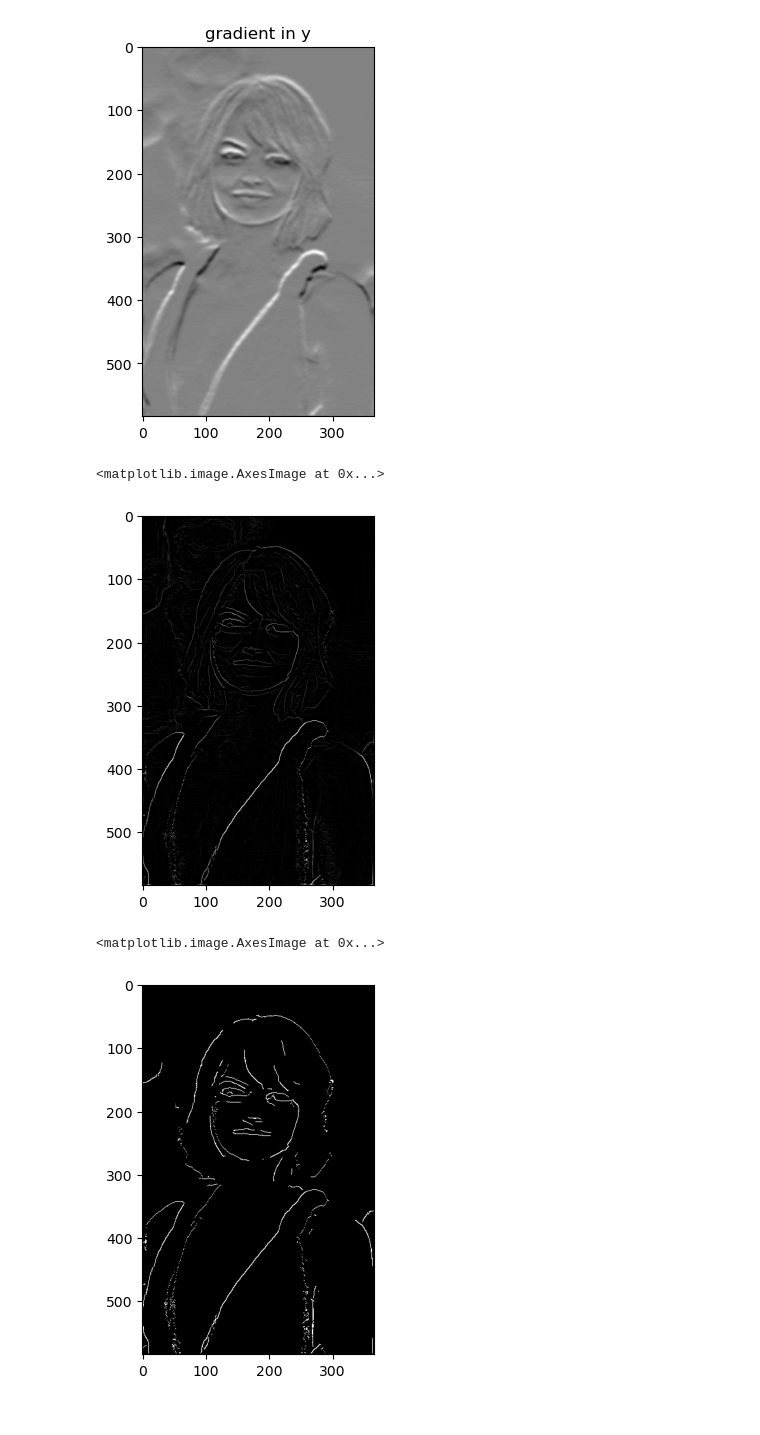
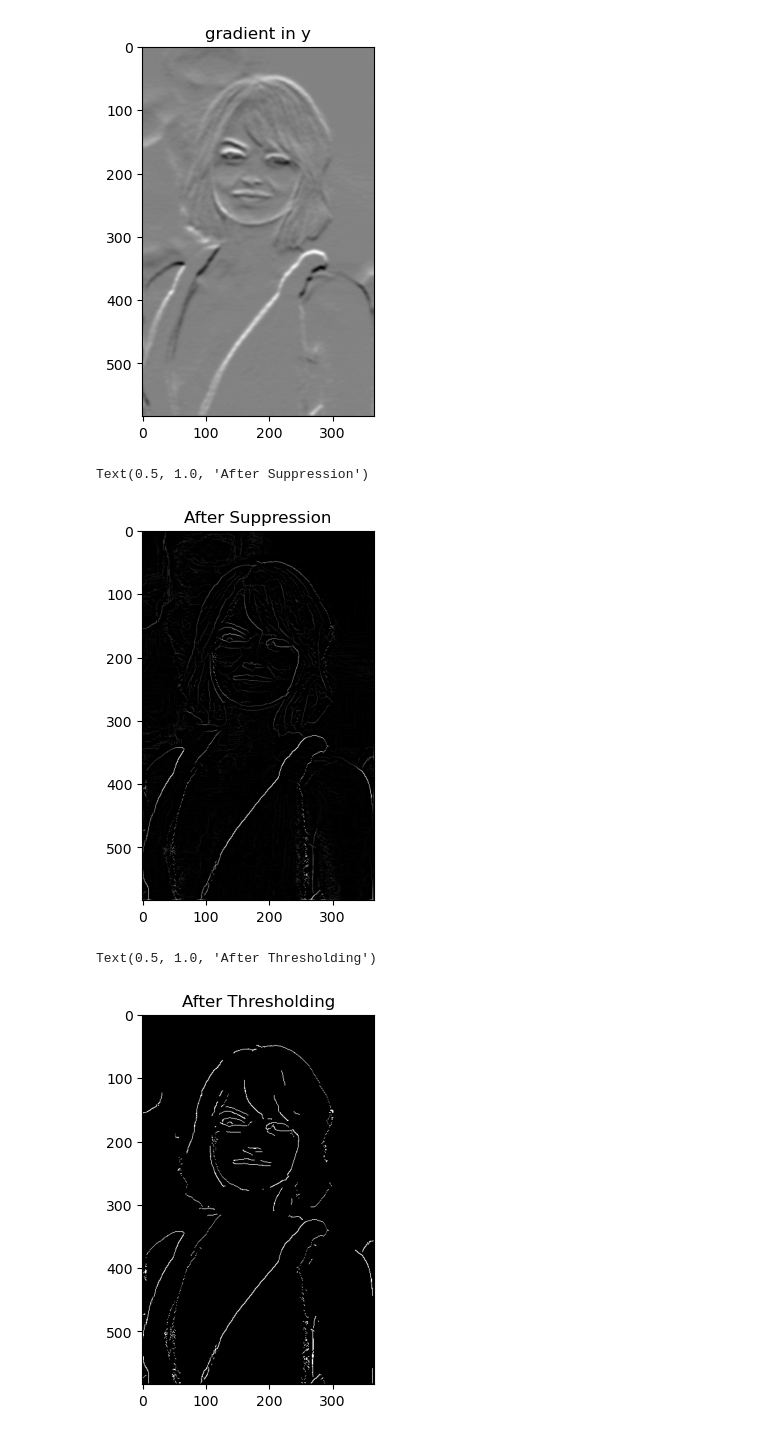
Before and after one commit to RottenTangerine/MachineLearning-Basic, a Jupyter notebook: Image Processing practice/04 Canny-python/canny.ipynb, the cells around one changed output. Drawn from its saved outputs; the diff is of its cells as text; code cells hidden in the pictures.

```diff
--- a/Image Processing practice/04 Canny-python/canny.ipynb
+++ b/Image Processing practice/04 Canny-python/canny.ipynb
@@ -81,35 +82,37 @@ for i in range(1, img.size[1] - 1):
 
 
 plt.imshow(suppression_img, cmap='gray')
+plt.title('After Suppression')
 # %% [output]
-<matplotlib.image.AxesImage at 0x...>
+Text(0.5, 1.0, 'After Suppression')
-[figure, old version]
+[figure, new version]
 # %%
 # Thresholding & linking
 thres_img  = np.zeros(suppression_img.shape)
 mmax = np.max(suppression_img)
 thres_low = 40
 thres_high = 70
 
 strongs = set()
 
 for i in range(1, suppression_img.shape[0] - 1):
     for j in range(1, suppression_img.shape[1] - 1):
         px = suppression_img[i][j]
         if px >= thres_high:
             thres_img[i][j] = 255
             strongs.add((i, j))
         elif px >= thres_low:
             # connect weak edge and strong edge, remove isolated weakedge
             for m in [(i - 1, j - 1), (i - 1, j), (i - 1, j + 1),
                       (i, j - 1), (i, j), (i, j + 1),
                       (i + 1, j - 1), (i + 1, j), (i + 1, j + 1),]:
                 if m in strongs:
                     thres_img[i][j] = 255
                     strongs.add((i, j))
                     break
 
 plt.imshow(thres_img, cmap='gray')
+plt.title('After Thresholding')
 # %% [output]
-<matplotlib.image.AxesImage at 0x...>
+Text(0.5, 1.0, 'After Thresholding')
-[figure, old version]
+[figure, new version]
```
Also changed, not shown: parts of 2 cells of this notebook.
